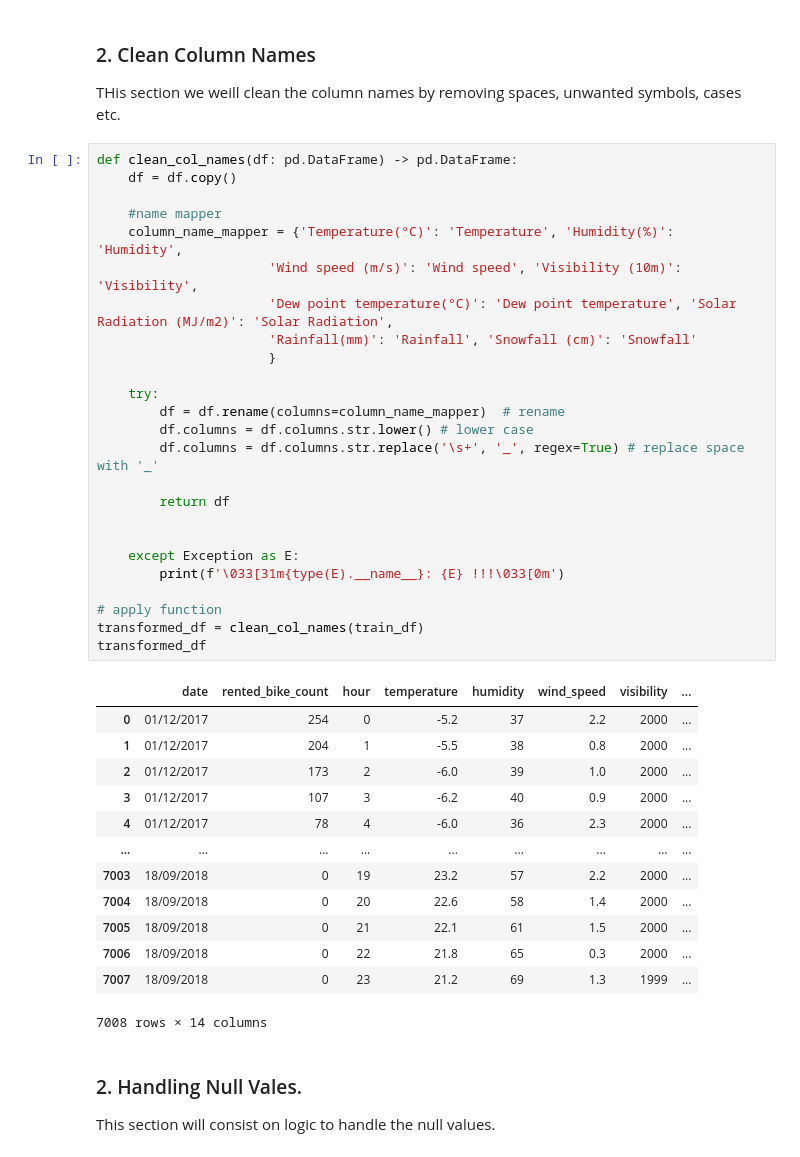
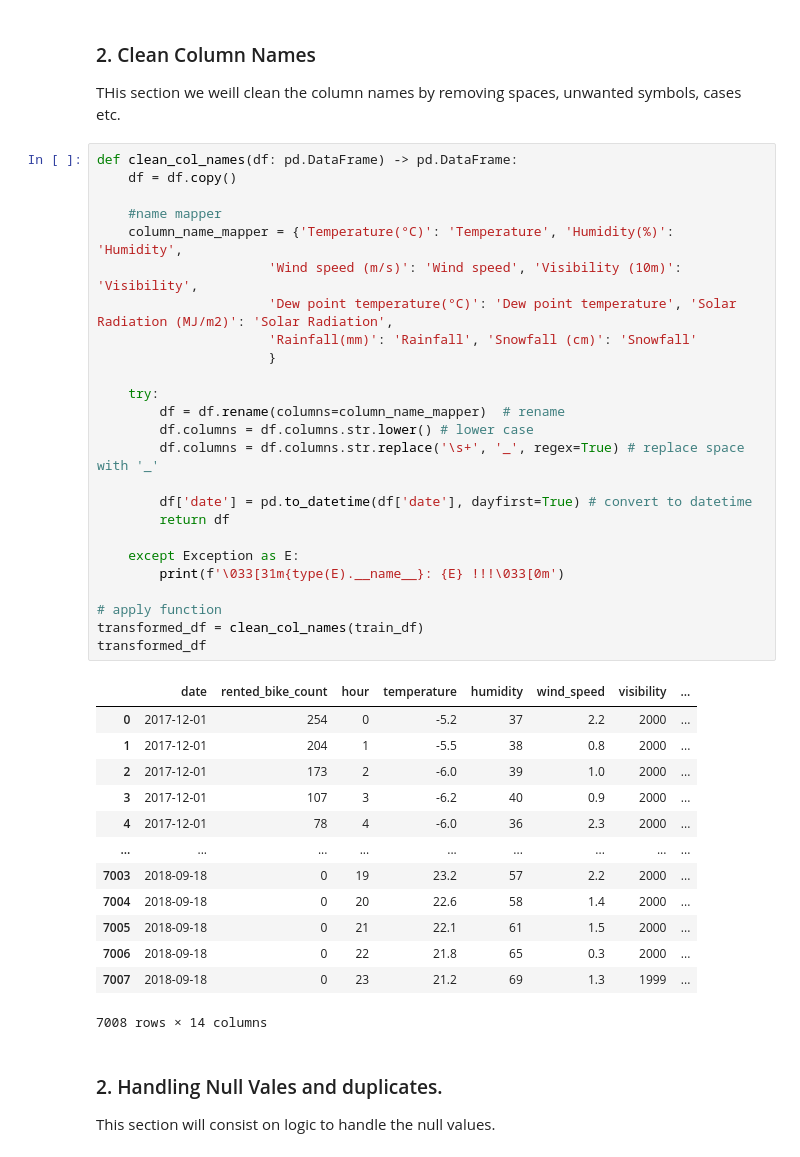
Before and after one commit to manuelmj39/bike-demand-prediction, a Jupyter notebook: notebooks/feature-engineering.ipynb, the cells around one changed output. Drawn from its saved outputs; the diff is of its cells as text.

```diff
--- a/notebooks/feature-engineering.ipynb
+++ b/notebooks/feature-engineering.ipynb
@@ -91,43 +95,43 @@ THis section we weill clean the column names by removing spaces, unwanted symbol
 # %%
 def clean_col_names(df: pd.DataFrame) -> pd.DataFrame:
     df = df.copy()
 
     #name mapper
     column_name_mapper = {'Temperature(°C)': 'Temperature', 'Humidity(%)': 'Humidity',
                       'Wind speed (m/s)': 'Wind speed', 'Visibility (10m)': 'Visibility',
                       'Dew point temperature(°C)': 'Dew point temperature', 'Solar Radiation (MJ/m2)': 'Solar Radiation',
                       'Rainfall(mm)': 'Rainfall', 'Snowfall (cm)': 'Snowfall'
                       }
 
     try:
         df = df.rename(columns=column_name_mapper)  # rename
         df.columns = df.columns.str.lower() # lower case
         df.columns = df.columns.str.replace('\s+', '_', regex=True) # replace space with '_'
 
+        df['date'] = pd.to_datetime(df['date'], dayfirst=True) # convert to datetime
         return df
-
 
     except Exception as E:
         print(f'\033[31m{type(E).__name__}: {E} !!!\033[0m')
 
 # apply function
 transformed_df = clean_col_names(train_df)
 transformed_df
 # %% [output]
 |  | date | rented_bike_count | hour | temperature | humidity | wind_speed | visibility | ... |
-| 0 | 01/12/2017 | 254 | 0 | -5.2 | 37 | 2.2 | 2000 | ... |
-| 1 | 01/12/2017 | 204 | 1 | -5.5 | 38 | 0.8 | 2000 | ... |
-| 2 | 01/12/2017 | 173 | 2 | -6.0 | 39 | 1.0 | 2000 | ... |
-| 3 | 01/12/2017 | 107 | 3 | -6.2 | 40 | 0.9 | 2000 | ... |
-| 4 | 01/12/2017 | 78 | 4 | -6.0 | 36 | 2.3 | 2000 | ... |
+| 0 | 2017-12-01 | 254 | 0 | -5.2 | 37 | 2.2 | 2000 | ... |
+| 1 | 2017-12-01 | 204 | 1 | -5.5 | 38 | 0.8 | 2000 | ... |
+| 2 | 2017-12-01 | 173 | 2 | -6.0 | 39 | 1.0 | 2000 | ... |
+| 3 | 2017-12-01 | 107 | 3 | -6.2 | 40 | 0.9 | 2000 | ... |
+| 4 | 2017-12-01 | 78 | 4 | -6.0 | 36 | 2.3 | 2000 | ... |
 | ... | ... | ... | ... | ... | ... | ... | ... | ... |
-| 7003 | 18/09/2018 | 0 | 19 | 23.2 | 57 | 2.2 | 2000 | ... |
-| 7004 | 18/09/2018 | 0 | 20 | 22.6 | 58 | 1.4 | 2000 | ... |
-| 7005 | 18/09/2018 | 0 | 21 | 22.1 | 61 | 1.5 | 2000 | ... |
-| 7006 | 18/09/2018 | 0 | 22 | 21.8 | 65 | 0.3 | 2000 | ... |
-| 7007 | 18/09/2018 | 0 | 23 | 21.2 | 69 | 1.3 | 1999 | ... |
+| 7003 | 2018-09-18 | 0 | 19 | 23.2 | 57 | 2.2 | 2000 | ... |
+| 7004 | 2018-09-18 | 0 | 20 | 22.6 | 58 | 1.4 | 2000 | ... |
+| 7005 | 2018-09-18 | 0 | 21 | 22.1 | 61 | 1.5 | 2000 | ... |
+| 7006 | 2018-09-18 | 0 | 22 | 21.8 | 65 | 0.3 | 2000 | ... |
+| 7007 | 2018-09-18 | 0 | 23 | 21.2 | 69 | 1.3 | 1999 | ... |
 7008 rows × 14 columns
 # %% [markdown]
-### 2. Handling Null Vales.
+### 2. Handling Null Vales and duplicates.
 
 This section will consist on logic to handle the null values.
```
Also changed, not shown: parts of 12 cells of this notebook.
